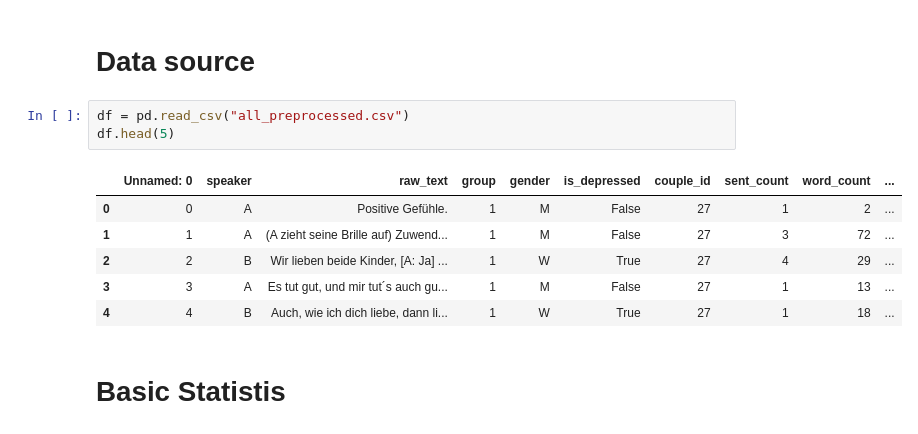
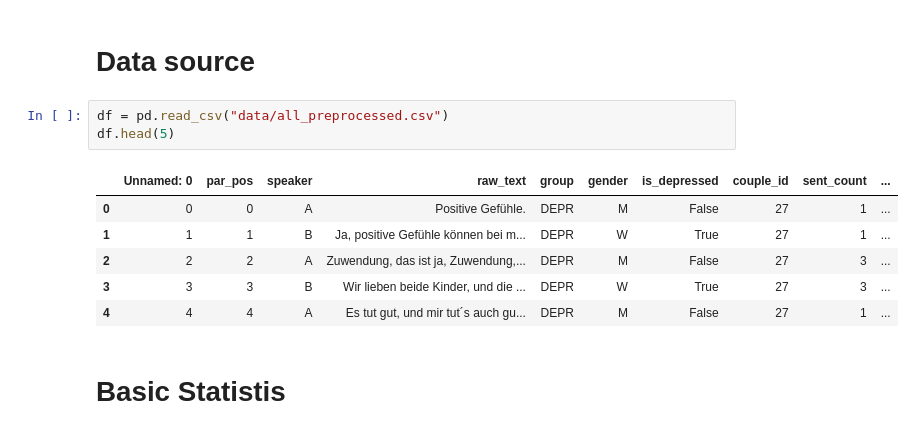
Before and after one commit to gitexa/sigmund, a Jupyter notebook: data_description.ipynb, the cells around one changed output. Saved outputs shown, nothing was run; the diff lists cells and outputs as text.

```diff
--- a/data_description.ipynb
+++ b/data_description.ipynb
@@ -13,15 +13,15 @@ from sklearn.feature_extraction.text import TfidfTransformer
 # %% [markdown]
 # Data source
 # %%
-df = pd.read_csv("all_preprocessed.csv")
+df = pd.read_csv("data/all_preprocessed.csv")
 df.head(5)
 # %% [output]
-|  | Unnamed: 0 | speaker | raw_text | group | gender | is_depressed | couple_id | sent_count | word_count | ... |
-| 0 | 0 | A | Positive Gefühle. | 1 | M | False | 27 | 1 | 2 | ... |
-| 1 | 1 | A | (A zieht seine Brille auf) Zuwend... | 1 | M | False | 27 | 3 | 72 | ... |
-| 2 | 2 | B | Wir lieben beide Kinder, [A: Ja] ... | 1 | W | True | 27 | 4 | 29 | ... |
-| 3 | 3 | A | Es tut gut, und mir tut´s auch gu... | 1 | M | False | 27 | 1 | 13 | ... |
-| 4 | 4 | B | Auch, wie ich dich liebe, dann li... | 1 | W | True | 27 | 1 | 18 | ... |
+|  | Unnamed: 0 | par_pos | speaker | raw_text | group | gender | is_depressed | couple_id | sent_count | ... |
+| 0 | 0 | 0 | A | Positive Gefühle. | DEPR | M | False | 27 | 1 | ... |
+| 1 | 1 | 1 | B | Ja, positive Gefühle können bei m... | DEPR | W | True | 27 | 1 | ... |
+| 2 | 2 | 2 | A | Zuwendung, das ist ja, Zuwendung,... | DEPR | M | False | 27 | 3 | ... |
+| 3 | 3 | 3 | B | Wir lieben beide Kinder, und die ... | DEPR | W | True | 27 | 3 | ... |
+| 4 | 4 | 4 | A | Es tut gut, und mir tut´s auch gu... | DEPR | M | False | 27 | 1 | ... |
 # %% [markdown]
 # Basic Statistis
 # %%
```
Also changed, not shown: parts of 3 cells of this notebook, 3 other files.
